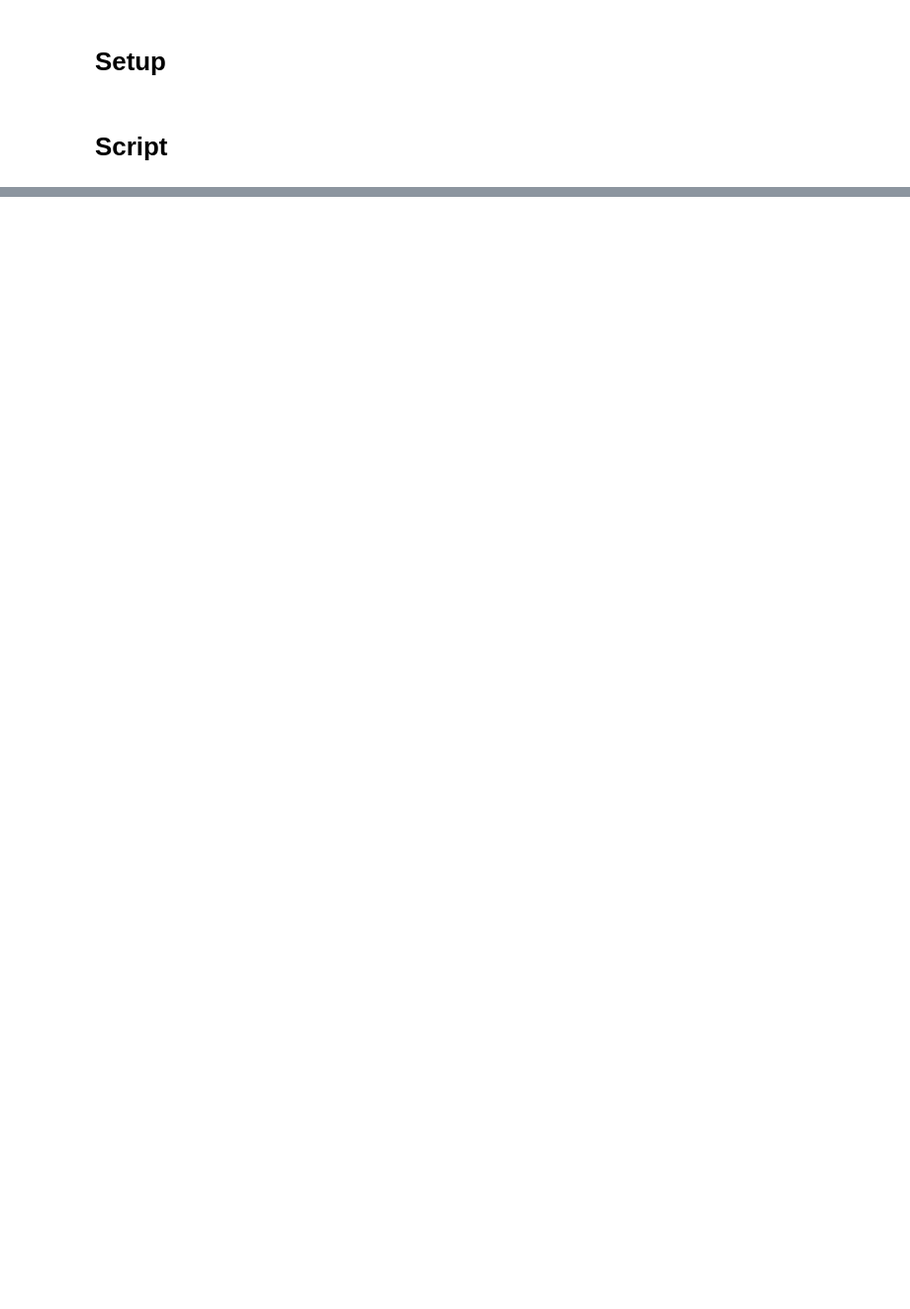
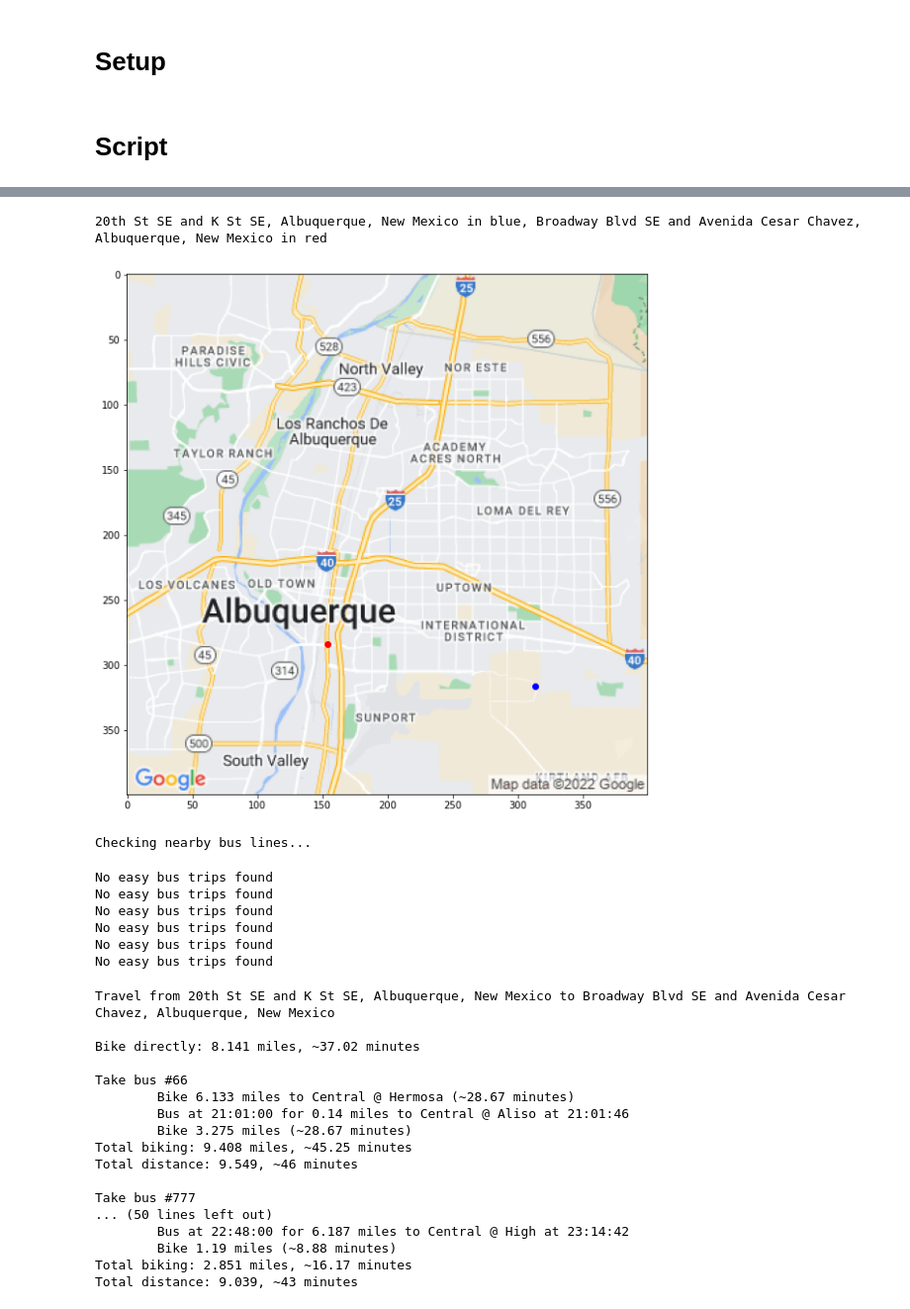
Before and after one commit to Patrisimo/bike-and-bus, a Jupyter notebook: Route Planning.ipynb, the cells around one changed output, grey strips where cells are left out. Shown: that part at 99% size. Saved outputs shown, nothing was run; the diff lists cells and outputs as text; code cells hidden in the pictures; blank space fills up the shorter version.

```diff
--- a/Route Planning.ipynb
+++ b/Route Planning.ipynb
@@ -267,0 +302,43 @@ Total distance: 8.635
+# %%
+# For returning from work, should only need to change the "end_address"
+# Put either your address or your nearest cross-streets
+# start_address = "Thunderbird Cafe, Albuquerque, New Mexico"
+# end_address = "Comanche and Juan Tabo, Albuquerque, New Mexico"
+
+
+# Put the time-range you would like to leave in the evening, 0-24
+window_start = 21
+window_end = 23
+
+# Press Shift+Enter to run
+# A map of Albuquerque will show up; if the blue and red dots are not
+# in the right places, try using a different address
+run(end_address, start_address, window_start, window_end)
+# Results will be below the map
+# %% [output]
+20th St SE and K St SE, Albuquerque, New Mexico in blue, Broadway Blvd SE and Avenida Cesar Chavez, Albuquerque, New Mexico in red
+[figure, added]
+Checking nearby bus lines...
+No easy bus trips found
+No easy bus trips found
+No easy bus trips found
+No easy bus trips found
+No easy bus trips found
+No easy bus trips found
+Travel from 20th St SE and K St SE, Albuquerque, New Mexico to Broadway Blvd SE and Avenida Cesar Chavez, Albuquerque, New Mexico
+
+Bike directly: 8.141 miles, ~37.02 minutes
+
+Take bus #66
+        Bike 6.133 miles to Central @ Hermosa (~28.67 minutes)
+        Bus at 21:01:00 for 0.14 miles to Central @ Aliso at 21:01:46
+        Bike 3.275 miles (~28.67 minutes)
+Total biking: 9.408 miles, ~45.25 minutes
+Total distance: 9.549, ~46 minutes
+
+Take bus #777
+... (50 lines left out)
+        Bus at 22:48:00 for 6.187 miles to Central @ High at 23:14:42
+        Bike 1.19 miles (~8.88 minutes)
+Total biking: 2.851 miles, ~16.17 minutes
+Total distance: 9.039, ~43 minutes
```
Also changed, not shown: parts of 5 cells of this notebook, 2 other files.
